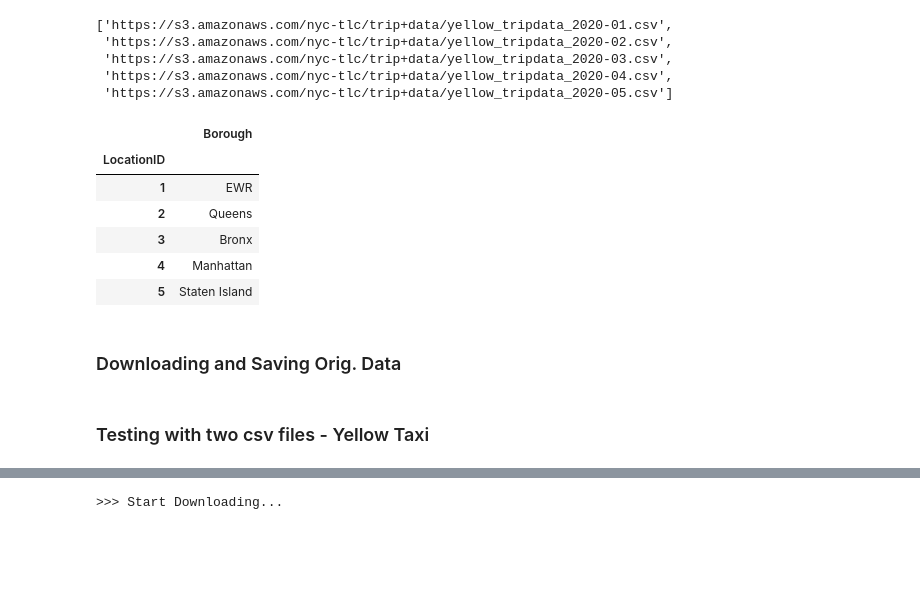
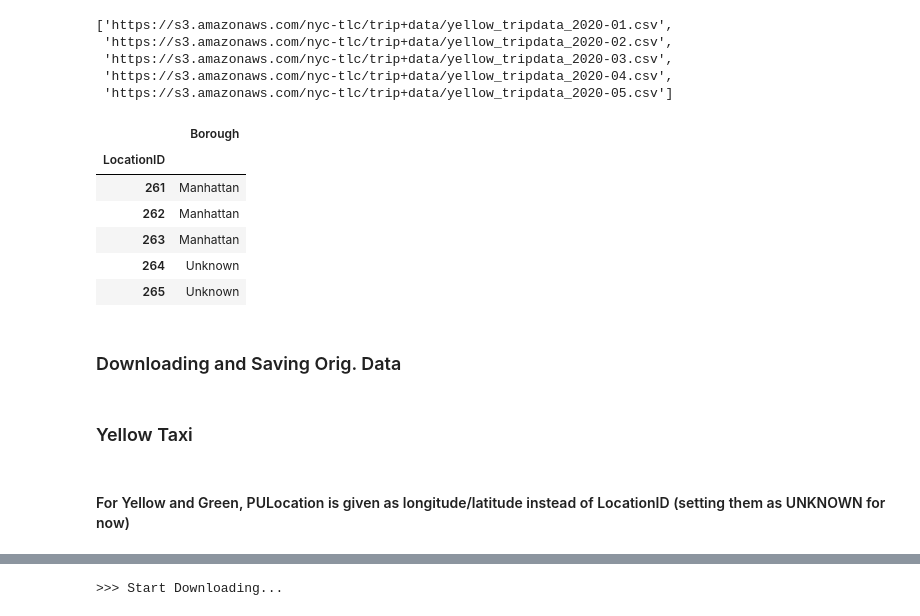
Before and after one commit to sujeongcha/TimeSeries-Transporation-and-Covid19, a Jupyter notebook: taxi_data_crawling.ipynb, the cells around one changed output, grey strips where cells are left out. Saved outputs shown, nothing was run; the diff lists cells and outputs as text; code cells hidden in the pictures; blank space fills up the shorter version.

```diff
--- a/taxi_data_crawling.ipynb
+++ b/taxi_data_crawling.ipynb
@@ -54,15 +54,15 @@ yellow_url_list[:5]
 # %%
 taxizone = pd.read_csv("https://s3.amazonaws.com/nyc-tlc/misc/taxi+_zone_lookup.csv", index_col='LocationID')
 taxizone = taxizone[['Borough']]
-taxizone.head(5)
+taxizone.tail(5)
 # %% [output]
 |  | Borough |
 | LocationID |  |
-| 1 | EWR |
-| 2 | Queens |
-| 3 | Bronx |
-| 4 | Manhattan |
-| 5 | Staten Island |
+| 261 | Manhattan |
+| 262 | Manhattan |
+| 263 | Manhattan |
+| 264 | Unknown |
+| 265 | Unknown |
 # %% [markdown]
 ### Downloading and Saving Orig. Data
 # %%
@@ -129,5 +140,7 @@ def load_concat_process(url_list, data_type):
 #     cleaned = preprocess(full_df, data_type)
     return full_df
 # %% [markdown]
-### Testing with two csv files - Yellow Taxi
+### Yellow Taxi
+# %% [markdown]
+#### For Yellow and Green, PULocation is given as longitude/latitude instead of LocationID (setting them as UNKNOWN for now)
 # %%
```
Also changed, not shown: parts of 6 cells of this notebook.
